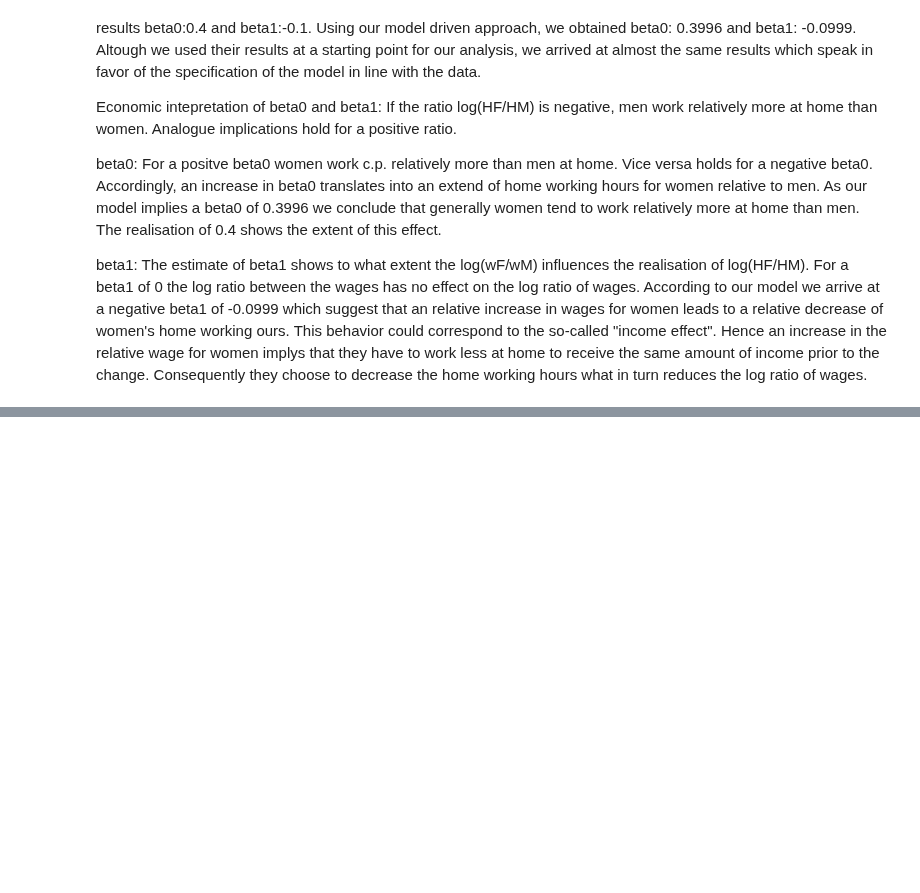
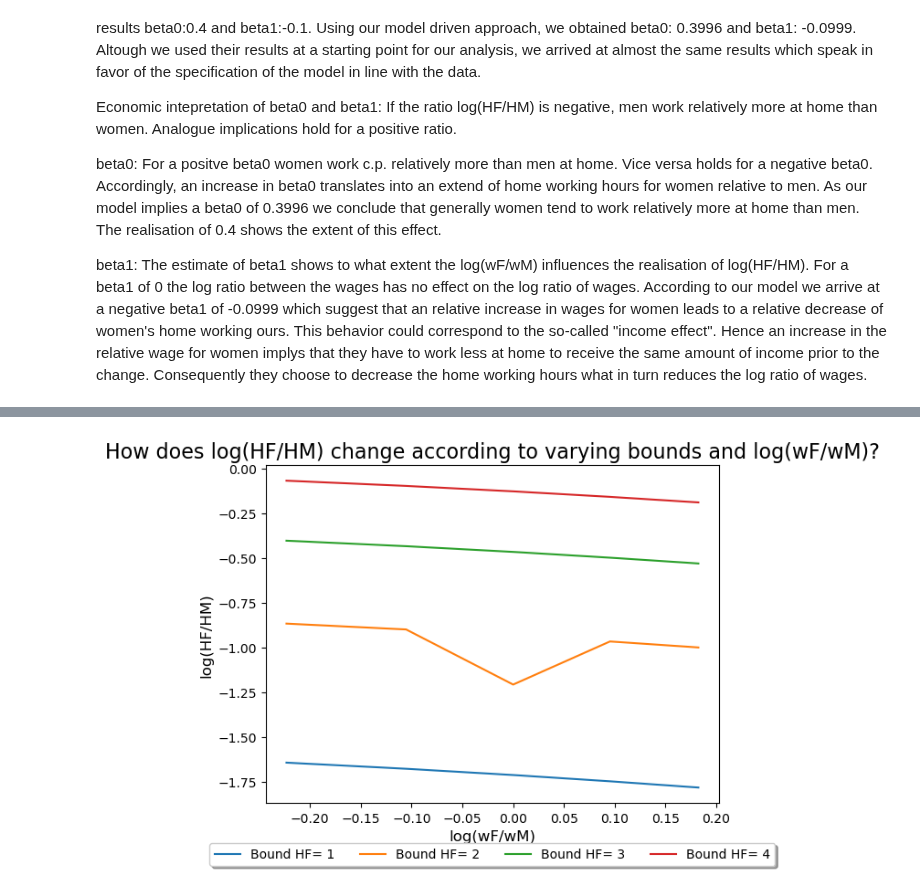
Before and after one commit to NumEconCopenhagen/projects-2023-mes, a Jupyter notebook: inauguralproject/inauguralproject.ipynb, the cells around one changed output, grey strips where cells are left out. Cells and saved outputs as stored; diff of their text form; code cells hidden in the pictures; blank space fills up the shorter version.

```diff
--- a/inauguralproject/inauguralproject.ipynb
+++ b/inauguralproject/inauguralproject.ipynb
@@ -47,9 +51,7 @@ for i in varying_sigma:
     model.par.sigma = i # insert the varying sigma's as model parameter
     for j in varying_alpha:
         model.par.alpha = j # insert the varying alpha's as model parameter
-        with warnings.catch_warnings(): # ignore warnings in the output
-            warnings.filterwarnings("ignore")
-            opt = model.solve_discrete() # solve the model
+        opt = model.solve_discrete() # solve the model
 
         # D.2 Rename optimal solutions to HF and HM
         HF = opt.HF
@@ -132,16 +134,14 @@ log_WF_WM_disc = []
 
 # C. Solve the Model discretely for varying wF
 for wF in model.par.wF_vec:
-   model.par.wF = wF
-   with warnings.catch_warnings(): # ignore warnings in the output
-         warnings.filterwarnings("ignore")
-         discrete = model.solve_discrete() # solve the model
+      model.par.wF = wF
+      discrete = model.solve_discrete() # solve the model
 
    # C.1 Append the ratio of optimal solutions of HF and HM to the empty list
-   log_HF_HM_disc.append(math.log(discrete.HF / discrete.HM))
+      log_HF_HM_disc.append(math.log(discrete.HF / discrete.HM))
 
    # C.2 Append the ratio of input values of wF and wM to the empty list
-   log_WF_WM_disc.append(math.log(wF / 1))
+      log_WF_WM_disc.append(math.log(wF / 1))
 
 
 # D. Create a Figure
@@ -280,0 +311,47 @@ If Alpha is fixed at 0.5, the optimization cannot produce the desired values for
+# %%
+# Question 5
+
+# A. Create instance of the class
+model = HouseholdSpecializationModelClass()
+
+
+# B. Setting the bounds for female
+bound_female = [1, 2, 3, 4]
+
+
+# C. Create an empty figure
+fig, ax = plt.subplots()
+
+
+# D. Run solve_continous_extension
+# D.1 Run the solver for each boundary
+for i in bound_female:
+
+   # D.2 Create empty lists for output variables and varying wFs
+   log_HF_HM_extension = []
+   log_WF_WM_extension = []
+
+   # D.3 For each boundary, run the solver for each possible wF
+   for wF in model.par.wF_vec:
+      model.par.wF = wF
+      model.solve_continous_extension(i)
+      log_WF_WM_extension.append(math.log(wF / 1))
+      log_HF_HM_extension.append(math.log(model.sol.HF / model.sol.HM))
+
+   # D.4 Plot the graph for each boundary
+   ax.plot(log_WF_WM_extension, log_HF_HM_extension, label=f'Bound HF= {i}')
+
+
+# E. Customize the figure
+# E.1 Set title and labels
+ax.set_xlabel('log(wF/wM)', fontsize=12)
+ax.set_ylabel('log(HF/HM)', fontsize=12)
+ax.set_title('How does log(HF/HM) change according to varying bounds and log(wF/wM)?', fontsize = 16)
+
+# E.2 Display legend below the graph
+ax.legend(loc='upper center', bbox_to_anchor=(0.5, -0.1), fancybox=True, shadow=True, ncol=4)
+
+# E.3 Display the plot
+plt.show()
+# %% [output]
+[figure, added]
```
Also changed, not shown: parts of 9 cells of this notebook, 1 other file.
